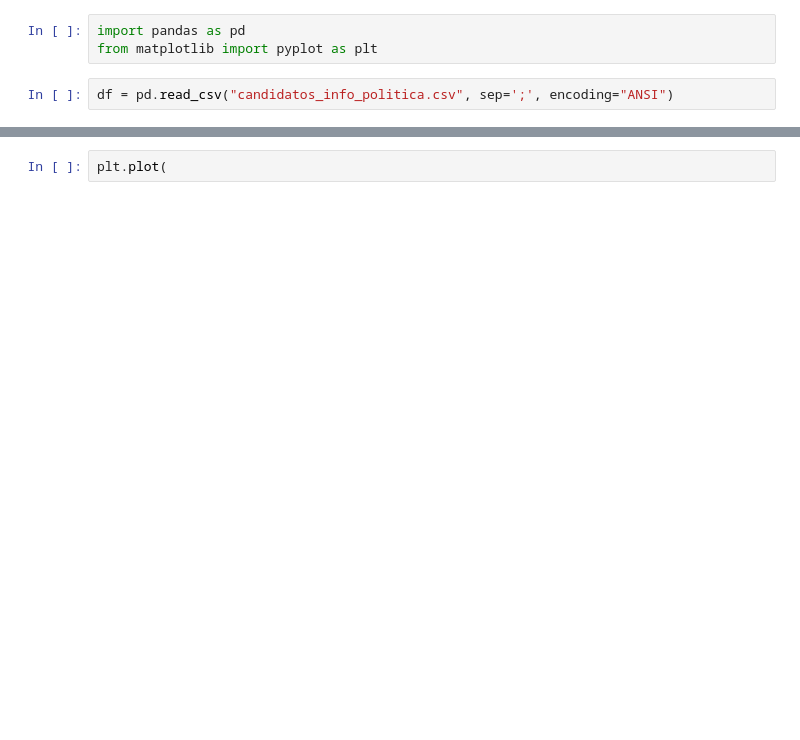
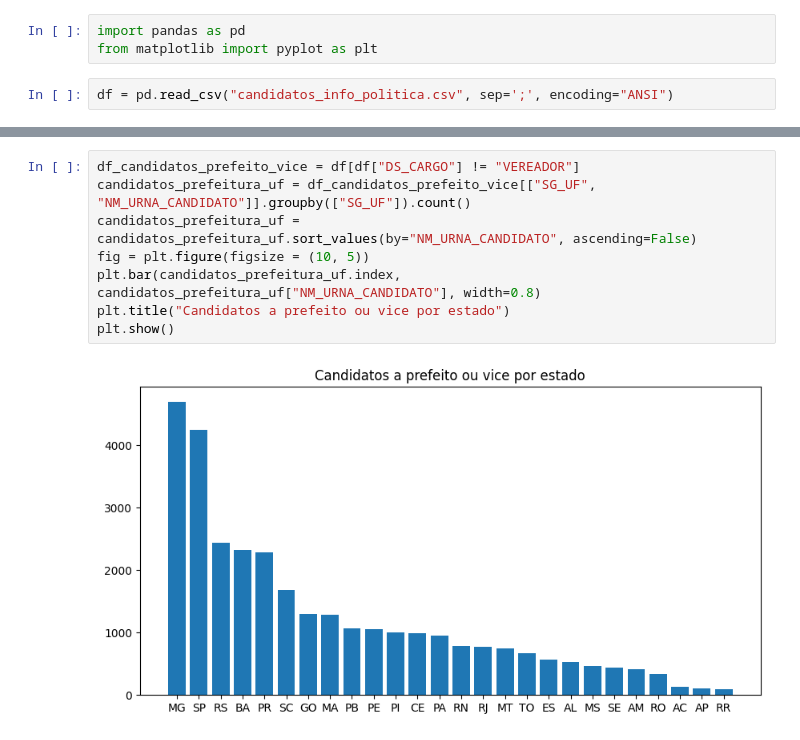
Before and after one commit to nfmmendes/eleicoes-2024-brasil, a Jupyter notebook: Eleições 2024.ipynb, the cells around one changed output, grey strips where cells are left out. Cells and saved outputs as stored; diff of their text form; blank space fills up the shorter version.

```diff
--- a/Eleições 2024.ipynb
+++ b/Eleições 2024.ipynb
@@ -14,2 +16,10 @@ plt.bar(candidatos_vereador_uf.index, candidatos_vereador_uf["NM_URNA_CANDIDATO"
 # %%
-plt.plot(
+df_candidatos_prefeito_vice = df[df["DS_CARGO"] != "VEREADOR"]
+candidatos_prefeitura_uf = df_candidatos_prefeito_vice[["SG_UF", "NM_URNA_CANDIDATO"]].groupby(["SG_UF"]).count()
+candidatos_prefeitura_uf = candidatos_prefeitura_uf.sort_values(by="NM_URNA_CANDIDATO", ascending=False)
+fig = plt.figure(figsize = (10, 5))
+plt.bar(candidatos_prefeitura_uf.index, candidatos_prefeitura_uf["NM_URNA_CANDIDATO"], width=0.8)
+plt.title("Candidatos a prefeito ou vice por estado")
+plt.show()
+# %% [output]
+[figure, added]
```
Also changed, not shown: parts of 1 cell of this notebook.
